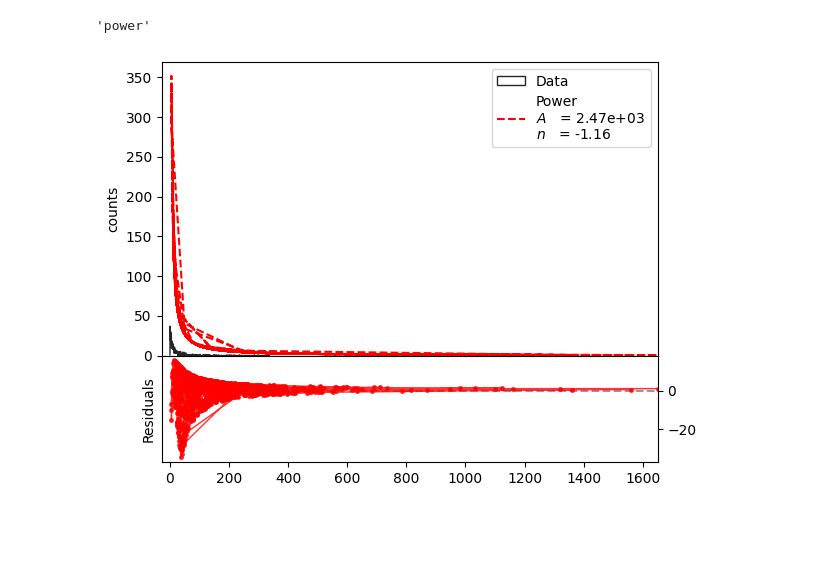
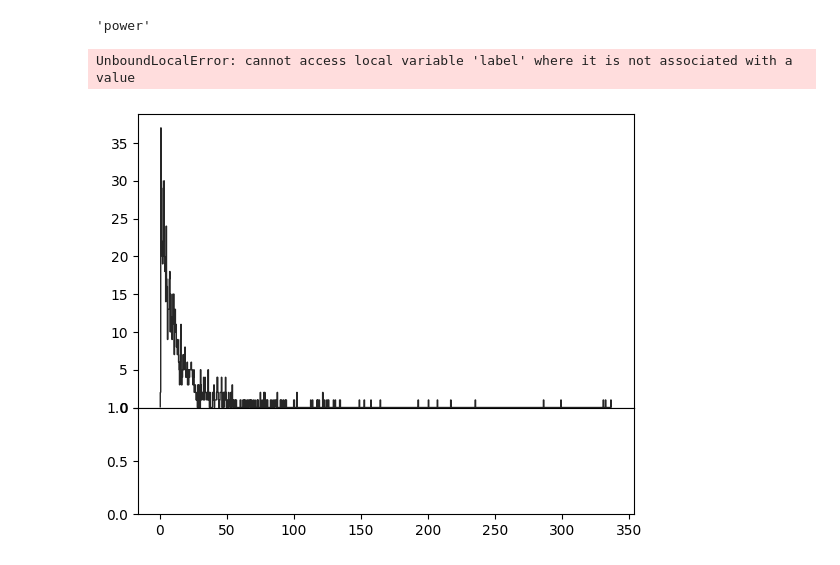
Before and after one commit to pietroferraiuolo/GRASP, a Jupyter notebook: scripts/n6121_analysis.ipynb, the cells around one changed output. Cells and saved outputs as stored; diff of their text form; code cells hidden in the pictures; blank space fills up the shorter version.

```diff
--- a/scripts/n6121_analysis.ipynb
+++ b/scripts/n6121_analysis.ipynb
@@ -284,7 +284,8 @@ fit = grasp.plots._get_regression_model('power', r_ratio[r_ratio<400], r2d_1[r_r
 fit.kind
 # %% [output]
 'power'
-# %%
-grasp.plots.regressionPlot(fit)
-# %% [output]
-[figure, removed]
+# %%
+grasp.stats.fit_data(r_ratio[r_ratio<400], fit='power', x_data=r2d_1[r_ratio<400], plot=True)
+# %% [output]
+UnboundLocalError: cannot access local variable 'label' where it is not associated with a value
+[figure, added]
```
Also changed, not shown: 1 other file.
